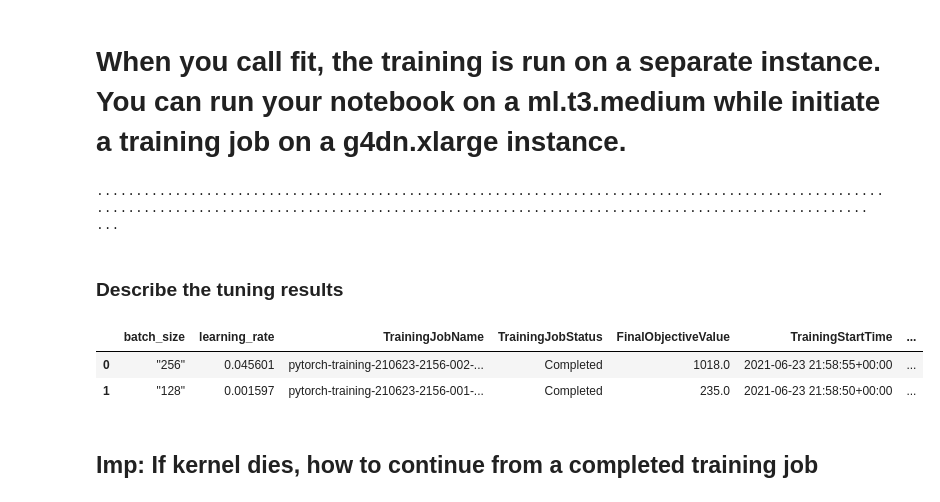
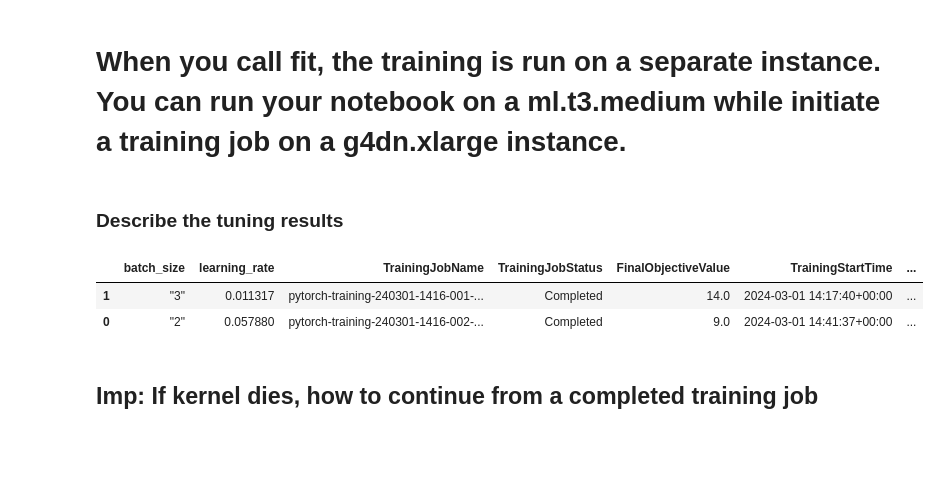
Before and after one commit to ellizzabbetth/operationalizing-an-AWS-ML-project, a Jupyter notebook: train_and_deploy-solution.ipynb, the cells around one changed output. Saved outputs shown, nothing was run; the diff lists cells and outputs as text; code cells hidden in the pictures; blank space fills up the shorter version.

```diff
--- a/train_and_deploy-solution.ipynb
+++ b/train_and_deploy-solution.ipynb
@@ -73,19 +101,3 @@ tuner = HyperparameterTuner(
 <h3>Fit the tuner</h3>
 # %% [markdown]
 # When you call fit, the training is run on a separate instance. You can run your notebook on a ml.t3.medium while initiate a training job on a g4dn.xlarge instance.
-# %%
-os.environ['SM_CHANNEL_TRAINING']= s3_bucket #'s3://udacitysolution/'
-os.environ['SM_MODEL_DIR']="s3://{}/{}/".format(bucket, 'model') #'s3://udacitysolution/model/'
-os.environ['SM_OUTPUT_DATA_DIR']="s3://{}/{}/".format(bucket, 'output') #'s3://udacitysolution/output/'
-'''
-Creating Dictionaries by passing parametrs in dict constructor
-'''
-training = dict(training =  s3_bucket)
-print(training)
-training_val = s3_bucket
-training_fit = dict((k, eval(k)) for k in (training_val))
-print(training_fit)
-tuner.fit(training)
-# tuner.fit({"training": "s3://udacitysolution/"})
-# %% [output]
-........................................................................................................................................................................................................ ...
@@ -93,15 +111,15 @@ tuner.fit(training)
 <h3>Describe the tuning results</h3>
 # %%
 exp = HyperparameterTuningJobAnalytics(
-  hyperparameter_tuning_job_name='pytorch-training-210623-2156')
+  hyperparameter_tuning_job_name='pytorch-training-240301-1416')
 
 jobs = exp.dataframe()
 
 jobs.sort_values('FinalObjectiveValue', ascending=0)
 # %% [output]
 |  | batch_size | learning_rate | TrainingJobName | TrainingJobStatus | FinalObjectiveValue | TrainingStartTime | ... |
-| 0 | "256" | 0.045601 | pytorch-training-210623-2156-002-... | Completed | 1018.0 | 2021-06-23 21:58:55+00:00 | ... |
-| 1 | "128" | 0.001597 | pytorch-training-210623-2156-001-... | Completed | 235.0 | 2021-06-23 21:58:50+00:00 | ... |
+| 1 | "3" | 0.011317 | pytorch-training-240301-1416-001-... | Completed | 14.0 | 2024-03-01 14:17:40+00:00 | ... |
+| 0 | "2" | 0.057880 | pytorch-training-240301-1416-002-... | Completed | 9.0 | 2024-03-01 14:41:37+00:00 | ... |
 # %% [markdown]
 ## Imp: If kernel dies, how to continue from a completed training job
 # %%
```
Also changed, not shown: parts of 34 cells of this notebook, 2 other files.
